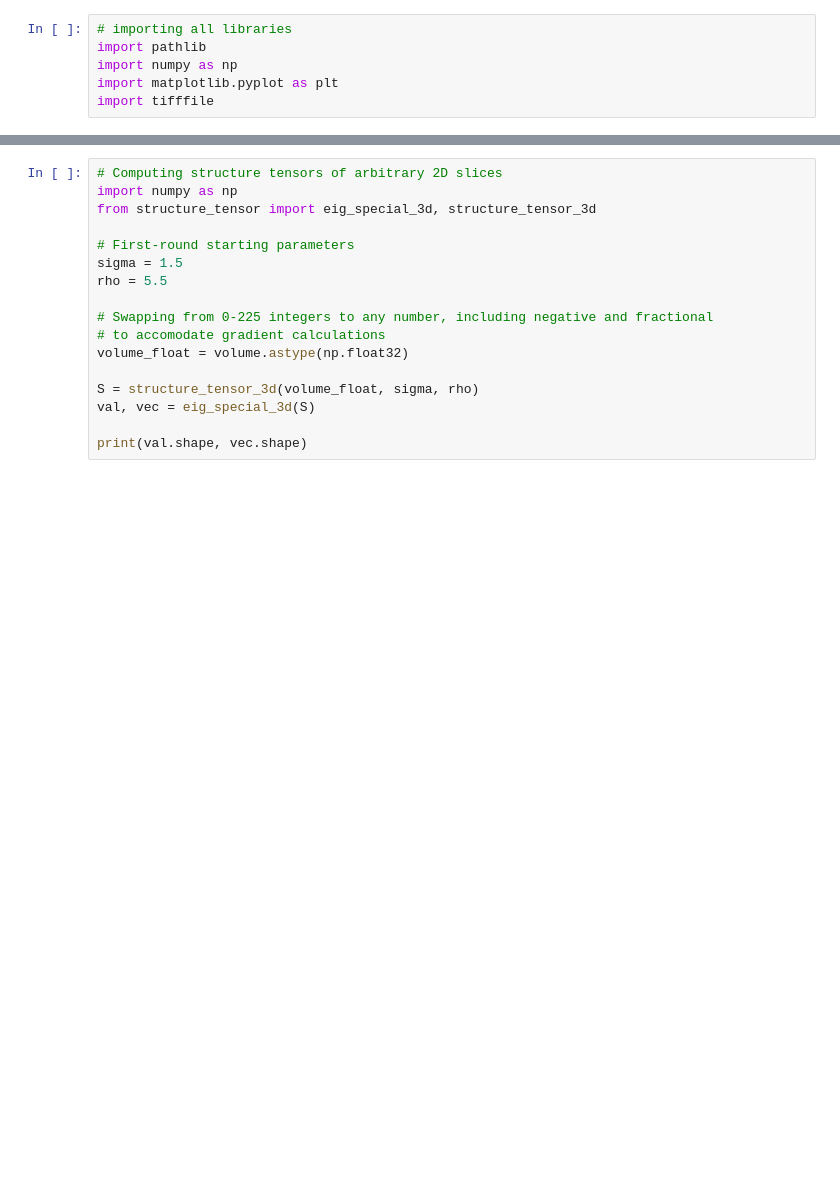
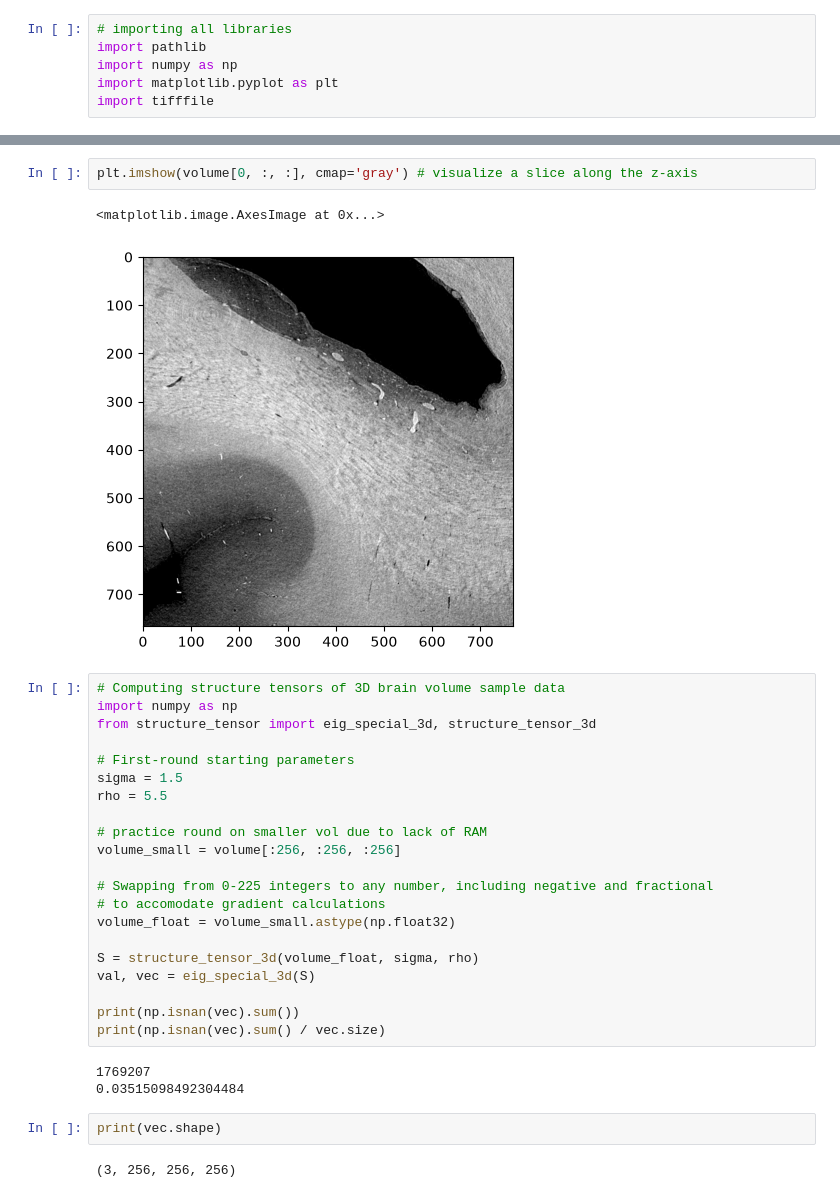
Before and after one commit to 1ssot0pe/HiP-CT_Structure_Tensor, a Jupyter notebook: Structure Tensor Extraction.ipynb, the cells around one changed output, grey strips where cells are left out. Saved outputs shown, nothing was run; the diff lists cells and outputs as text; blank space fills up the shorter version.

```diff
--- a/Structure Tensor Extraction.ipynb
+++ b/Structure Tensor Extraction.ipynb
@@ -46,5 +60,10 @@ plt.show()
+# %%
+plt.imshow(volume[0, :, :], cmap='gray') # visualize a slice along the z-axis
+# %% [output]
+<matplotlib.image.AxesImage at 0x...>
+[figure, added]
 # %%
-# Computing structure tensors of arbitrary 2D slices
+# Computing structure tensors of 3D brain volume sample data
 import numpy as np
 from structure_tensor import eig_special_3d, structure_tensor_3d
 
@@ -52,11 +71,22 @@ from structure_tensor import eig_special_3d, structure_tensor_3d
 sigma = 1.5
 rho = 5.5
 
+# practice round on smaller vol due to lack of RAM
+volume_small = volume[:256, :256, :256]
+
 # Swapping from 0-225 integers to any number, including negative and fractional
 # to accomodate gradient calculations
-volume_float = volume.astype(np.float32)
+volume_float = volume_small.astype(np.float32)
 
 S = structure_tensor_3d(volume_float, sigma, rho)
 val, vec = eig_special_3d(S)
 
-print(val.shape, vec.shape)
+print(np.isnan(vec).sum())
+print(np.isnan(vec).sum() / vec.size)
+# %% [output]
+1769207
+0.03515098492304484
+# %%
+print(vec.shape)
+# %% [output]
+(3, 256, 256, 256)
```
Also changed, not shown: parts of 11 cells of this notebook.
